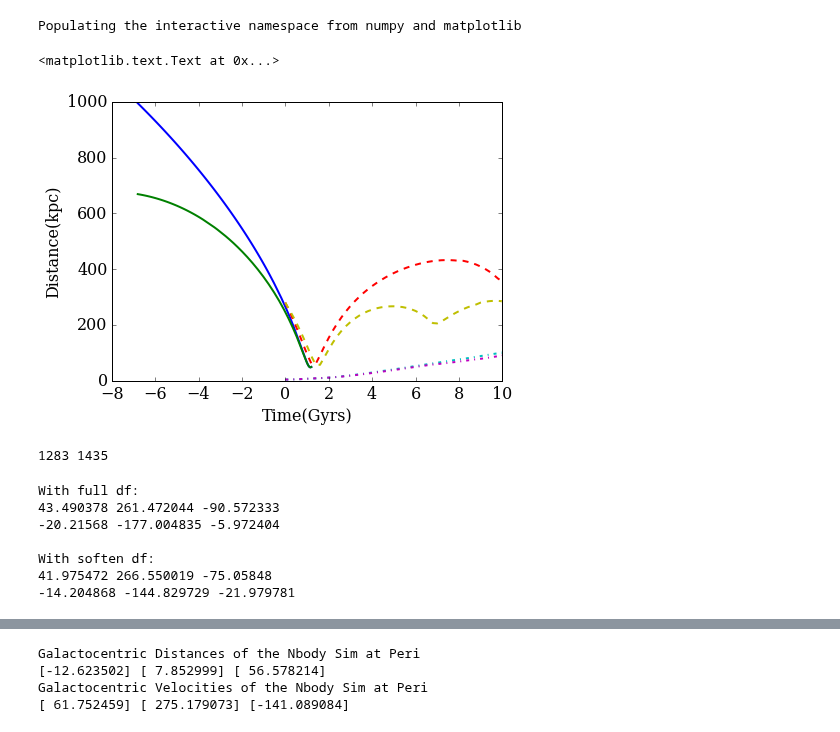
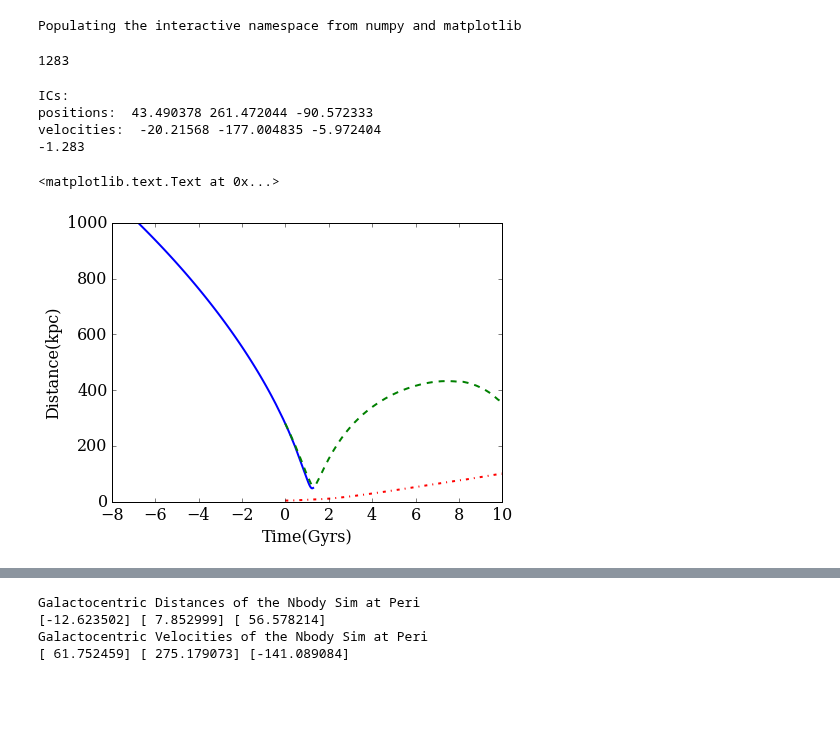
Before and after one commit to jngaravitoc/LMC-MW, a Jupyter notebook: code/LMC_orbit/LMC_orbits.ipynb, the cells around one changed output, grey strips where cells are left out. Saved outputs shown, nothing was run; the diff lists cells and outputs as text; code cells hidden in the pictures; blank space fills up the shorter version.

```diff
--- a/code/LMC_orbit/LMC_orbits.ipynb
+++ b/code/LMC_orbit/LMC_orbits.ipynb
@@ -17,9 +14,7 @@ A05_sat = loadtxt('../../../orbits/data/LMC_1E11_1E12_free_a05_sat.txt')
 # %%
 # Making Nbody and Analytic times equal
 
-t1 = A1_host[:,0] + 1.2
-t05 = A05_host[:,0] + 1.2
-
+t1 = A1_host[:,0]
 # Defining galactocentric distances and velocities
 x1 = A1_sat[:,1] - A1_host[:,1]
 y1 = A1_sat[:,2] - A1_host[:,2]
@@ -28,13 +23,5 @@ z1 = A1_sat[:,3] - A1_host[:,3]
 vx1 = A1_sat[:,4] - A1_host[:,4]
 vy1 = A1_sat[:,5] - A1_host[:,5]
 vz1 = A1_sat[:,6] - A1_host[:,6]
-
-x05 =  A05_sat[:,1] - A05_host[:,1]
-y05 =  A05_sat[:,2] - A05_host[:,2]
-z05 =  A05_sat[:,3] - A05_host[:,3]
-
-vx05 =  A05_sat[:,4] - A05_host[:,4]
-vy05 =  A05_sat[:,5] - A05_host[:,5]
-vz05 =  A05_sat[:,6] - A05_host[:,6]
 # %%
 Rgal1 = np.sqrt(x1**2 + y1**2 + z1**2)
@@ -44 +29,22 @@ Vgal05 = np.sqrt(vx05**2 + vy05**2 + vz05**2)
+# %%
+R2vir1 = where(Rgal1 >= 280)[0]
+IC1 = R2vir1[0]
+#print Nbody_t[index[0]]
+print IC1
+# %% [output]
+1283
+# %%
+# Run with this ICs
+print 'ICs:'
+print 'positions: ',  x1[IC1], y1[IC1], z1[IC1]
+print 'velocities: ', vx1[IC1], vy1[IC1], vz1[IC1]
+dt = t1[IC1]
+print dt
+# %% [output]
+ICs:
+positions:  43.490378 261.472044 -90.572333
+velocities:  -20.21568 -177.004835 -5.972404
+-1.283
+# %%
+t1 = t1 - dt
 # %%
@@ -77,41 +67,12 @@ vZmw05 = Nbody05[:,14]
 # %%
 figure(figsize=(7, 5))
-plot(t05, Rgal1, lw=2)
-plot(t05, Rgal05, lw=2)
+plot(t1, Rgal1, lw=2)
 plot(NB_t1, NB_R1, lw=2, ls='--')
 plot(NB_t1, np.sqrt(Xmw1**2 + Ymw1**2 + Zmw1**2), lw=2, ls='-.')
-plot(NB_t05, np.sqrt(Xmw05**2 + Ymw05**2 + Zmw05**2), lw=2, ls='-.')
-plot(NB_t05, NB_R05, lw=2, ls='--')
 plt.ylabel('Distance(kpc)')
 plt.xlabel('Time(Gyrs)')
 #xlim(0, 2)
 #ylim(0, 400)
 # %% [output]
 <matplotlib.text.Text at 0x...>
-[figure, old version]
+[figure, new version]
-# %%
-R2vir1 = where(Rgal1 >= 280)[0]
-R2vir05 = where(Rgal05 >= 280)[0]
-IC1 = R2vir1[0]
-IC05 = R2vir05[0]
-#print Nbody_t[index[0]]
-print IC1, IC05
-# %% [output]
-1283 1435
-# %%
-# Run with this ICs
-print 'With full df:'
-print x1[IC1], y1[IC1], z1[IC1]
-print vx1[IC1], vy1[IC1], vz1[IC1]
-print
-print 'With soften df:'
-print x05[IC05], y05[IC05], z05[IC05]
-print vx05[IC05], vy05[IC05], vz05[IC05]
-# %% [output]
-With full df:
-43.490378 261.472044 -90.572333
--20.21568 -177.004835 -5.972404
-
-With soften df:
-41.975472 266.550019 -75.05848
--14.204868 -144.829729 -21.979781
```
Also changed, not shown: parts of 7 cells of this notebook.
